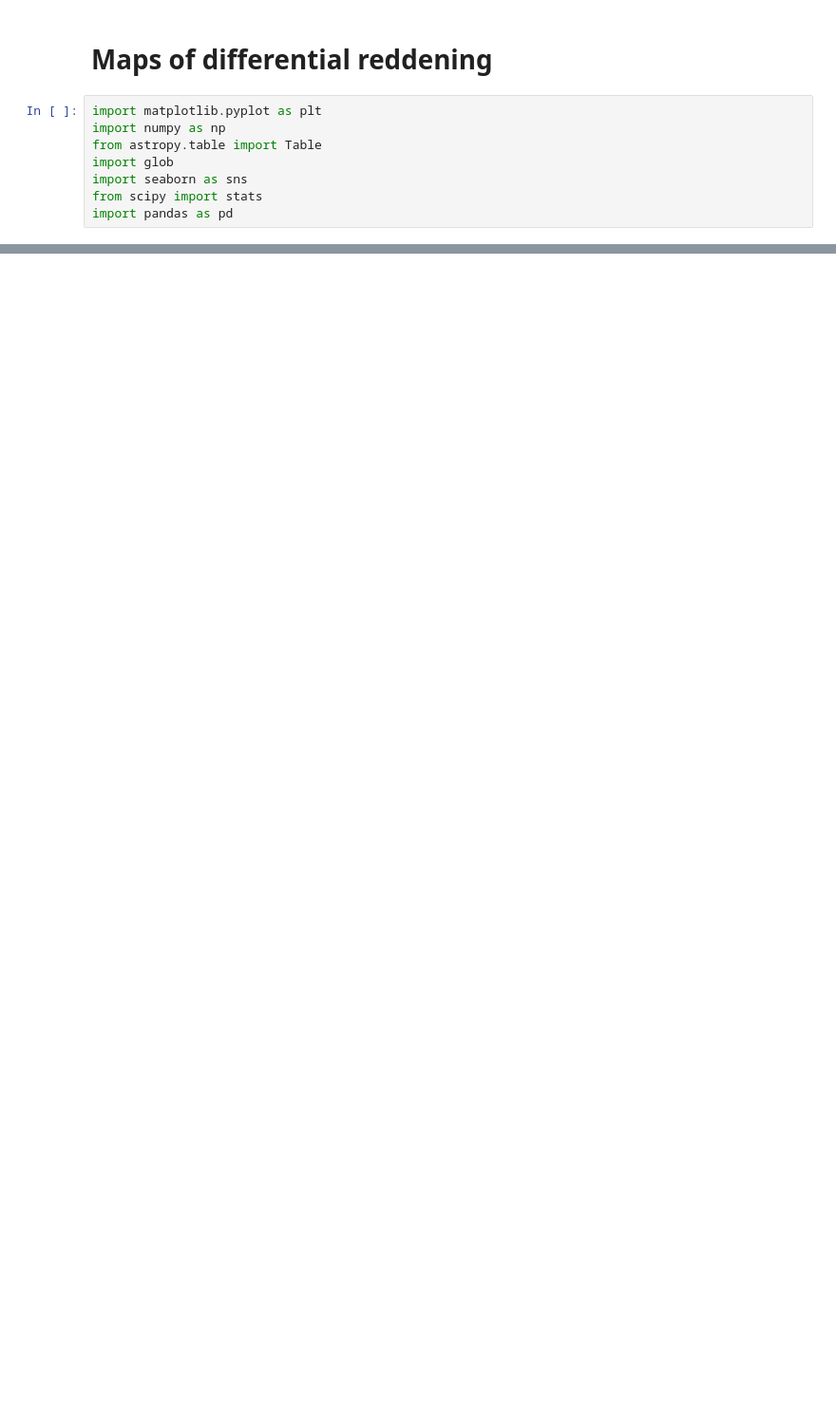
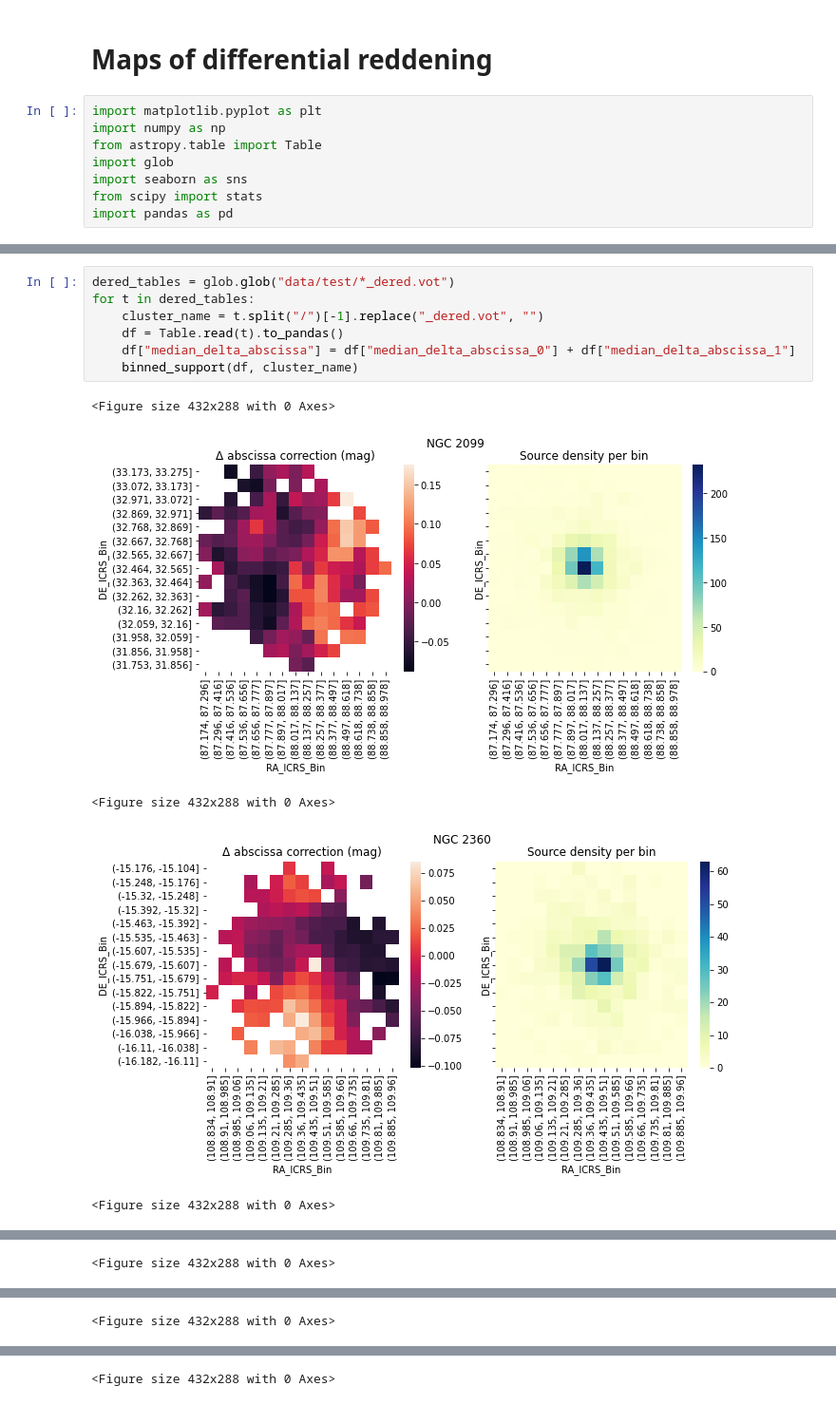
Before and after one commit to jorgeanais/reddening-correction, a Jupyter notebook: reddening_map.ipynb, the cells around one changed output, grey strips where cells are left out. Shown at 95% size. Cells and saved outputs as stored; diff of their text form; blank space fills up the shorter version.

Commit message:
Added source density per bin plot next to reddening-map-ish map

```diff
--- a/reddening_map.ipynb
+++ b/reddening_map.ipynb
@@ -57,0 +99,13 @@ for t in dered_tables:
+# %%
+dered_tables = glob.glob("data/test/*_dered.vot")
+for t in dered_tables:
+    cluster_name = t.split("/")[-1].replace("_dered.vot", "")
+    df = Table.read(t).to_pandas()
+    df["median_delta_abscissa"] = df["median_delta_abscissa_0"] + df["median_delta_abscissa_1"]
+    binned_support(df, cluster_name)
+# %% [output]
+<Figure size 432x288 with 0 Axes>
+[figure, added]
+<Figure size 432x288 with 0 Axes>
+[figure, added]
+<Figure size 432x288 with 0 Axes>
@@ -57,0 +113 @@ for t in dered_tables:
+<Figure size 432x288 with 0 Axes>
@@ -57,0 +115 @@ for t in dered_tables:
+<Figure size 432x288 with 0 Axes>
@@ -57,0 +117 @@ for t in dered_tables:
+<Figure size 432x288 with 0 Axes>
```
Also changed, not shown: parts of 4 cells of this notebook.
